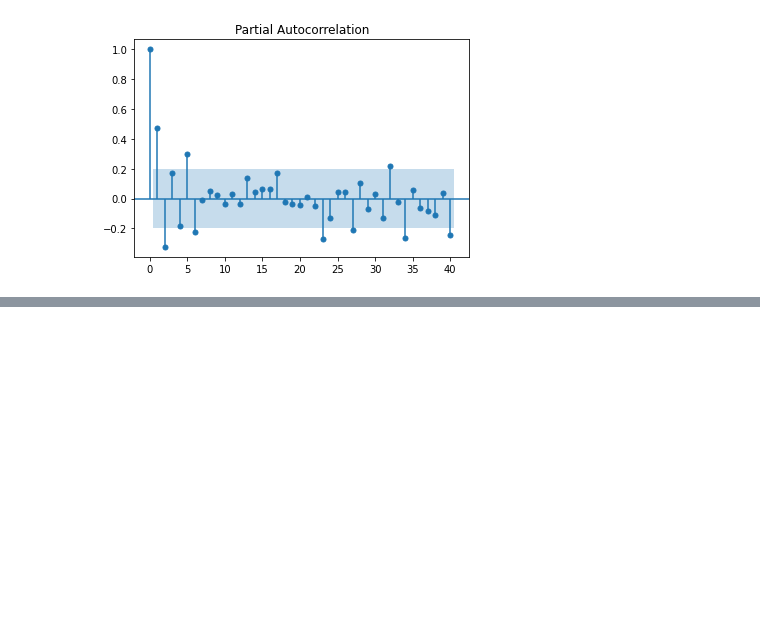
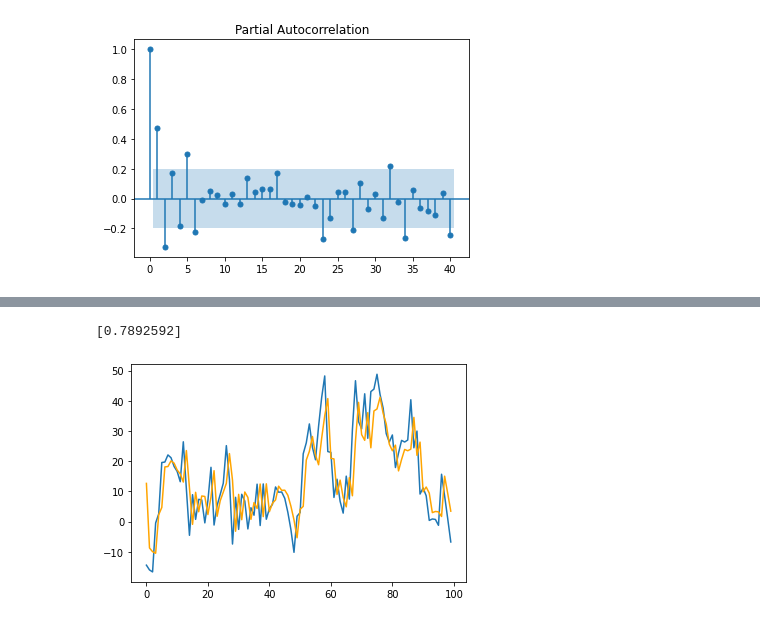
Before and after one commit to alexandrugris/collabs, a Jupyter notebook: timeseries.ipynb, the cells around one changed output, grey strips where cells are left out. Drawn from its saved outputs; the diff is of its cells as text; code cells hidden in the pictures; blank space fills up the shorter version.

Commit message:
finished arima

```diff
--- a/timeseries.ipynb
+++ b/timeseries.ipynb
@@ -176,0 +210,12 @@ plt.show()
+# %%
+# sharp cutoff in PACF after lag 1 and slow decay in autocorrelation => try ARIMA(1, 0, 0)
+from statsmodels.tsa.arima.model import ARIMA
+
+m = ARIMA(arma_series, order=(1,0,0))
+results = m.fit()
+plt.plot(arma_series)
+plt.plot(results.fittedvalues, color="orange")
+print(results.arparams)
+# %% [output]
+[0.7892592]
+[figure, added]
```
Also changed, not shown: parts of 2 cells of this notebook.
